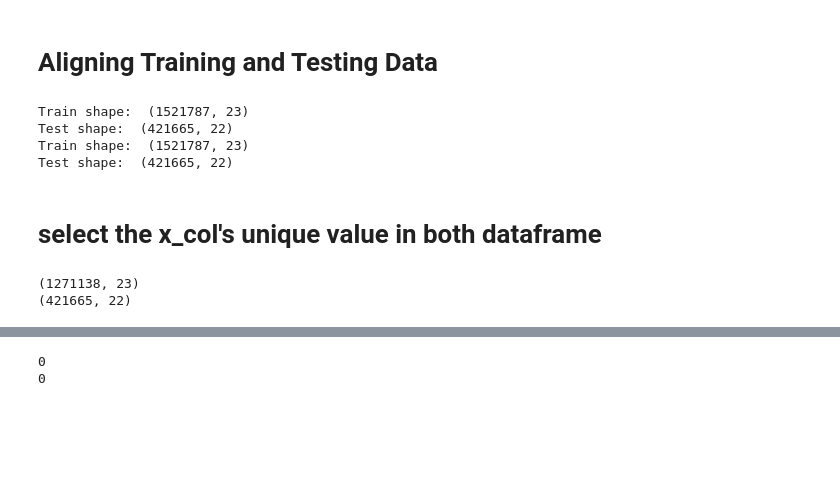
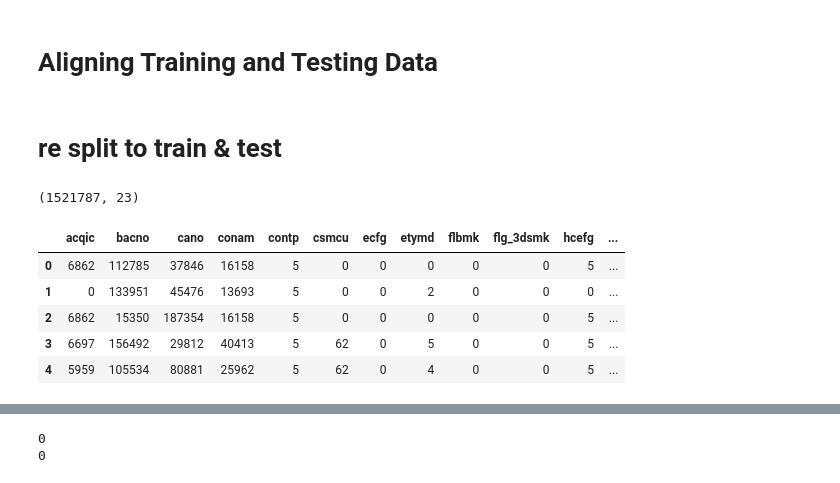
Before and after one commit to skywalker0803r/Ricky, a Jupyter notebook: 玉山銀行AI比賽_preprocessing.ipynb, the cells around one changed output, grey strips where cells are left out. Cells and saved outputs as stored; diff of their text form; code cells hidden in the pictures; blank space fills up the shorter version.

```diff
--- a/玉山銀行AI比賽_preprocessing.ipynb
+++ b/玉山銀行AI比賽_preprocessing.ipynb
@@ -201,25 +189,18 @@ dtype: object
 # %% [markdown]
 # Aligning Training and Testing Data
 # %%
-print('Train shape: ', train.shape)
-print('Test shape: ', test.shape)
+#print('Train shape: ', train.shape)
+#print('Test shape: ', test.shape)
 
 # move out target
-train_labels = train['fraud_ind']
-train.drop('fraud_ind',axis=1,inplace=True)
+#train_labels = train['fraud_ind']
+#train.drop('fraud_ind',axis=1,inplace=True)
 
 # Align the training and testing data, keep only columns present in both dataframes
-train, test = train.align(test, join = 'inner', axis = 1)
+#train, test = train.align(test, join = 'inner', axis = 1)
 
 # Add the target back in
-train['fraud_ind'] = train_labels
+#train['fraud_ind'] = train_labels
 
-print('Train shape: ', train.shape)
-print('Test shape: ', test.shape)
+#print('Train shape: ', train.shape)
+#print('Test shape: ', test.shape)
-# %% [output]
-Train shape:  (1521787, 23)
-Test shape:  (421665, 22)
-Train shape:  (1521787, 23)
-Test shape:  (421665, 22)
-# %% [markdown]
-# select the x_col's unique value in both dataframe
@@ -231,6 +207,15 @@ for x_col in train.drop(not_features,axis=1).columns:
-# %%
-print(train.shape)
-print(test.shape)
-# %% [output]
-(1271138, 23)
-(421665, 22)
+# %% [markdown]
+# re split to train & test
+# %%
+train = full_data.loc[full_data['txkey'].isin(train_txkey),:]
+train['fraud_ind'] = train_fraud_ind
+print(train.shape)
+train.head()
+# %% [output]
+(1521787, 23)
+|  | acqic | bacno | cano | conam | contp | csmcu | ecfg | etymd | flbmk | flg_3dsmk | hcefg | ... |
+| 0 | 6862 | 112785 | 37846 | 16158 | 5 | 0 | 0 | 0 | 0 | 0 | 5 | ... |
+| 1 | 0 | 133951 | 45476 | 13693 | 5 | 0 | 0 | 2 | 0 | 0 | 0 | ... |
+| 2 | 6862 | 15350 | 187354 | 16158 | 5 | 0 | 0 | 0 | 0 | 0 | 5 | ... |
+| 3 | 6697 | 156492 | 29812 | 40413 | 5 | 62 | 0 | 5 | 0 | 0 | 5 | ... |
+| 4 | 5959 | 105534 | 80881 | 25962 | 5 | 62 | 0 | 4 | 0 | 0 | 5 | ... |
```
Also changed, not shown: parts of 19 cells of this notebook.
